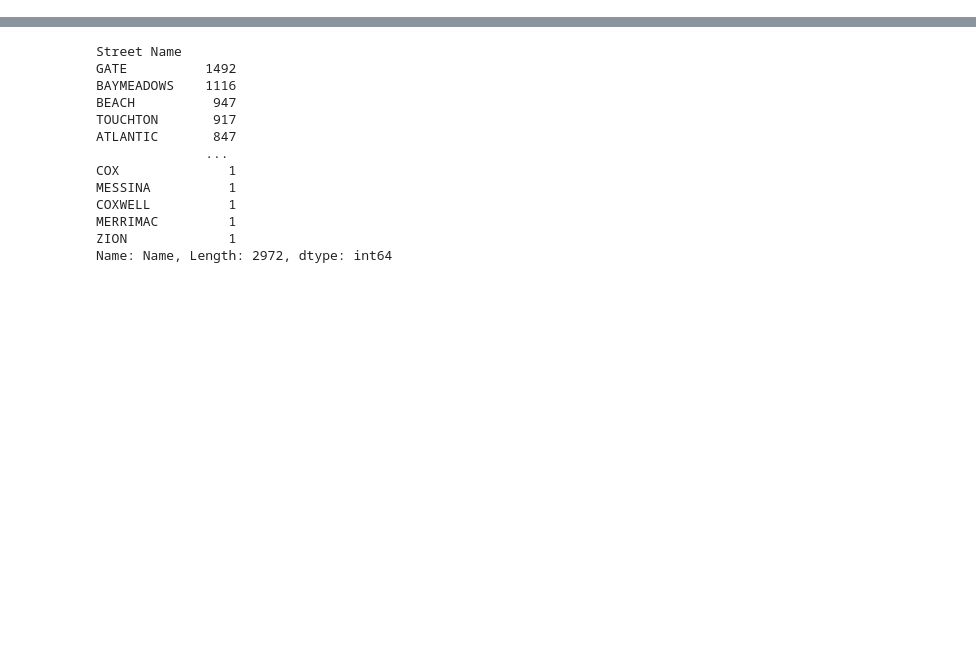
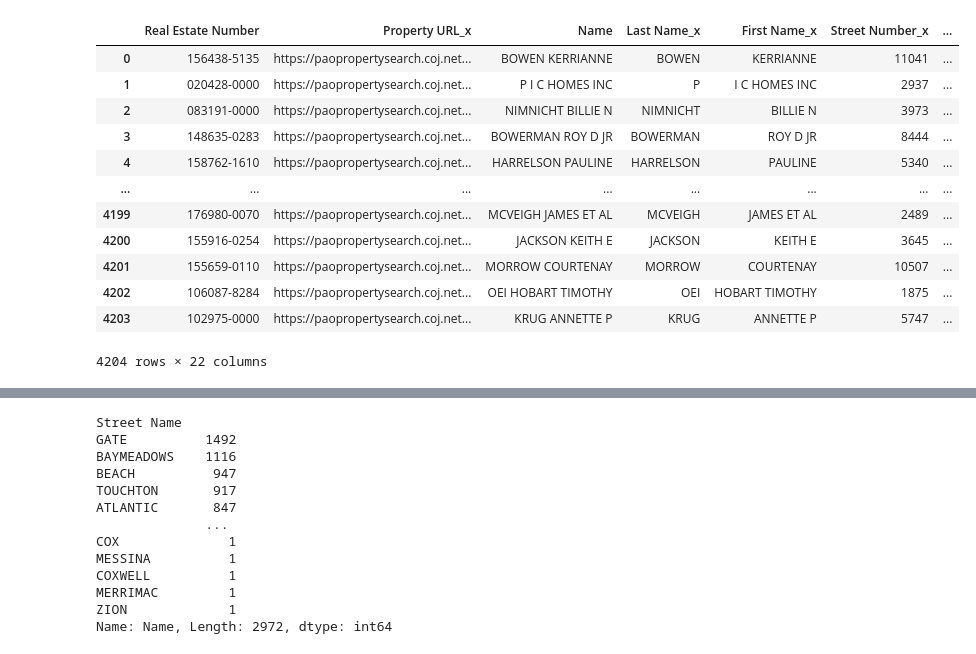
Before and after one commit to atehe/Zillow, a Jupyter notebook: clean_test.ipynb, the cells around one changed output, grey strips where cells are left out. Cells and saved outputs as stored; diff of their text form; code cells hidden in the pictures; blank space fills up the shorter version.

```diff
--- a/clean_test.ipynb
+++ b/clean_test.ipynb
@@ -25,0 +100,16 @@ df.drop_duplicates(inplace=True, keep='first')
+# %%
+new_df
+# %% [output]
+|  | Real Estate Number | Property URL_x | Name | Last Name_x | First Name_x | Street Number_x | ... |
+| 0 | 156438-5135 | https://paopropertysearch.coj.net... | BOWEN KERRIANNE | BOWEN | KERRIANNE | 11041 | ... |
+| 1 | 020428-0000 | https://paopropertysearch.coj.net... | P I C HOMES INC | P | I C HOMES INC | 2937 | ... |
+| 2 | 083191-0000 | https://paopropertysearch.coj.net... | NIMNICHT BILLIE N | NIMNICHT | BILLIE N | 3973 | ... |
+| 3 | 148635-0283 | https://paopropertysearch.coj.net... | BOWERMAN ROY D JR | BOWERMAN | ROY D JR | 8444 | ... |
+| 4 | 158762-1610 | https://paopropertysearch.coj.net... | HARRELSON PAULINE | HARRELSON | PAULINE | 5340 | ... |
+| ... | ... | ... | ... | ... | ... | ... | ... |
+| 4199 | 176980-0070 | https://paopropertysearch.coj.net... | MCVEIGH JAMES ET AL | MCVEIGH | JAMES ET AL | 2489 | ... |
+| 4200 | 155916-0254 | https://paopropertysearch.coj.net... | JACKSON KEITH E | JACKSON | KEITH E | 3645 | ... |
+| 4201 | 155659-0110 | https://paopropertysearch.coj.net... | MORROW COURTENAY | MORROW | COURTENAY | 10507 | ... |
+| 4202 | 106087-8284 | https://paopropertysearch.coj.net... | OEI HOBART TIMOTHY | OEI | HOBART TIMOTHY | 1875 | ... |
+| 4203 | 102975-0000 | https://paopropertysearch.coj.net... | KRUG ANNETTE P | KRUG | ANNETTE P | 5747 | ... |
+4204 rows × 22 columns
```
Also changed, not shown: parts of 24 cells of this notebook, 7 other files.
